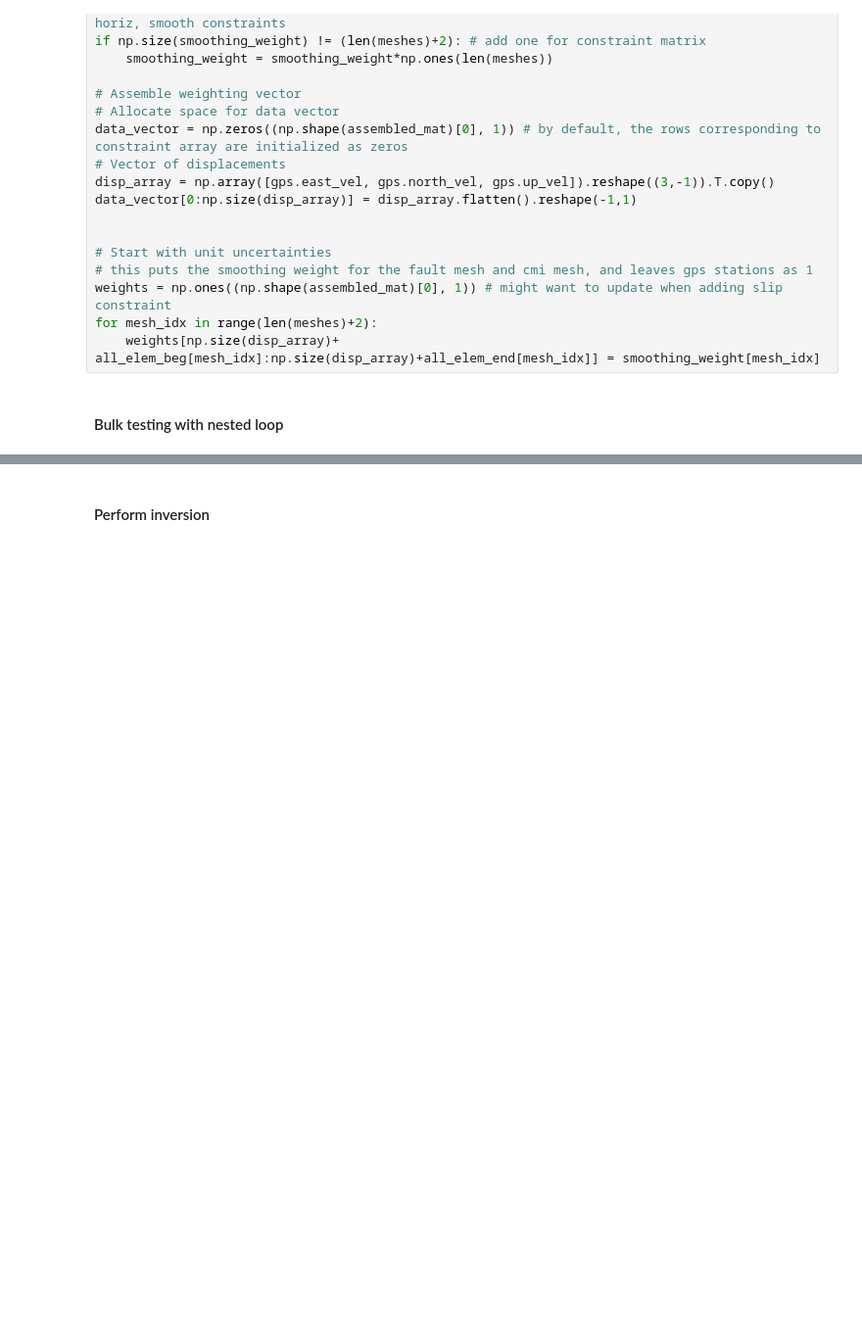
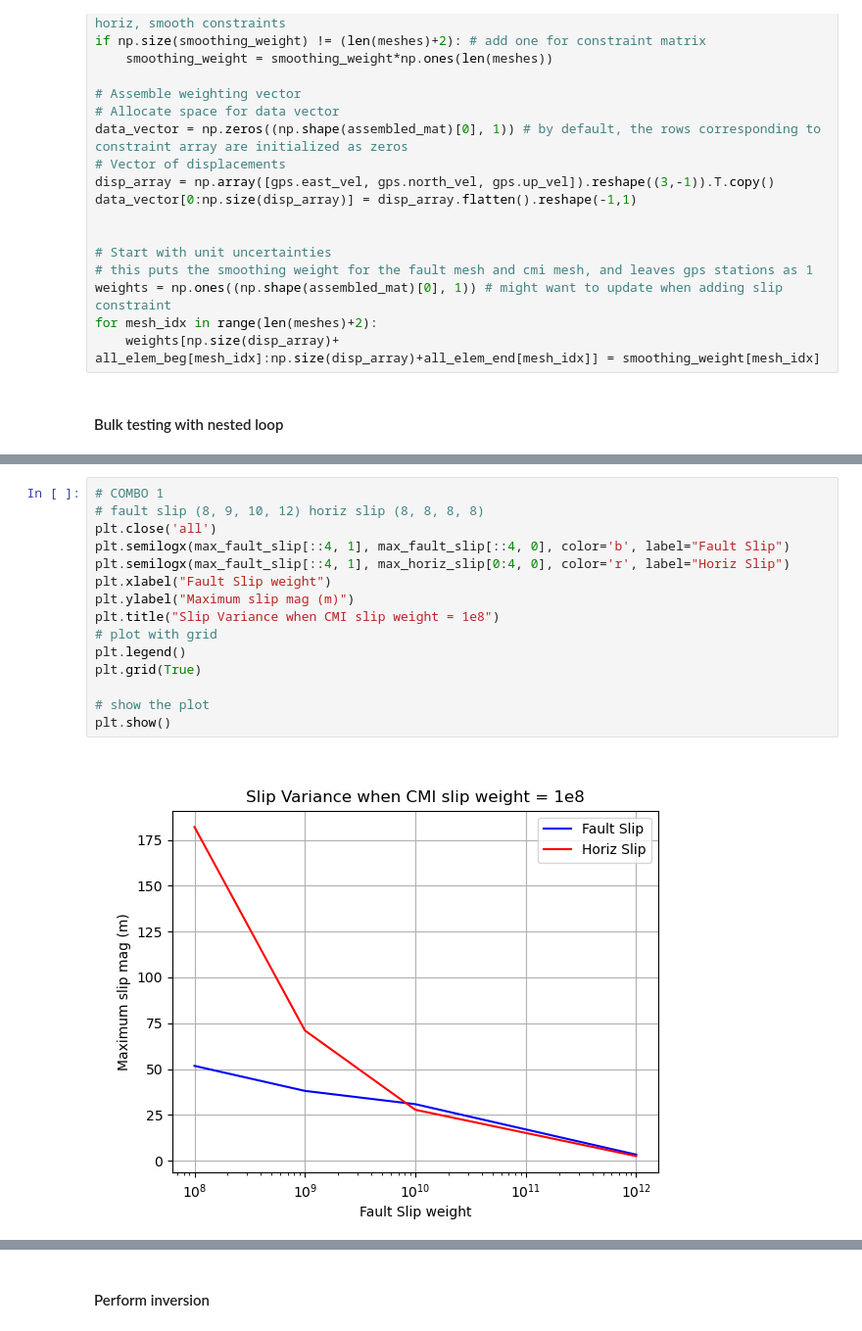
Before and after one commit to e-middleton/Emily_fault_displacement, a Jupyter notebook: CMI.ipynb, the cells around one changed output, grey strips where cells are left out. Shown at 98% size. Drawn from its saved outputs; the diff is of its cells as text; blank space fills up the shorter version.

```diff
--- a/CMI.ipynb
+++ b/CMI.ipynb
@@ -980,0 +1009,17 @@ for i in range(len(smooths)):
+# %%
+# COMBO 1
+# fault slip (8, 9, 10, 12) horiz slip (8, 8, 8, 8)
+plt.close('all')
+plt.semilogx(max_fault_slip[::4, 1], max_fault_slip[::4, 0], color='b', label="Fault Slip")
+plt.semilogx(max_fault_slip[::4, 1], max_horiz_slip[0:4, 0], color='r', label="Horiz Slip")
+plt.xlabel("Fault Slip weight")
+plt.ylabel("Maximum slip mag (m)")
+plt.title("Slip Variance when CMI slip weight = 1e8")
+# plot with grid
+plt.legend()
+plt.grid(True)
+
+# show the plot
+plt.show()
+# %% [output]
+[figure, added]
```
Also changed, not shown: parts of 8 cells of this notebook.
